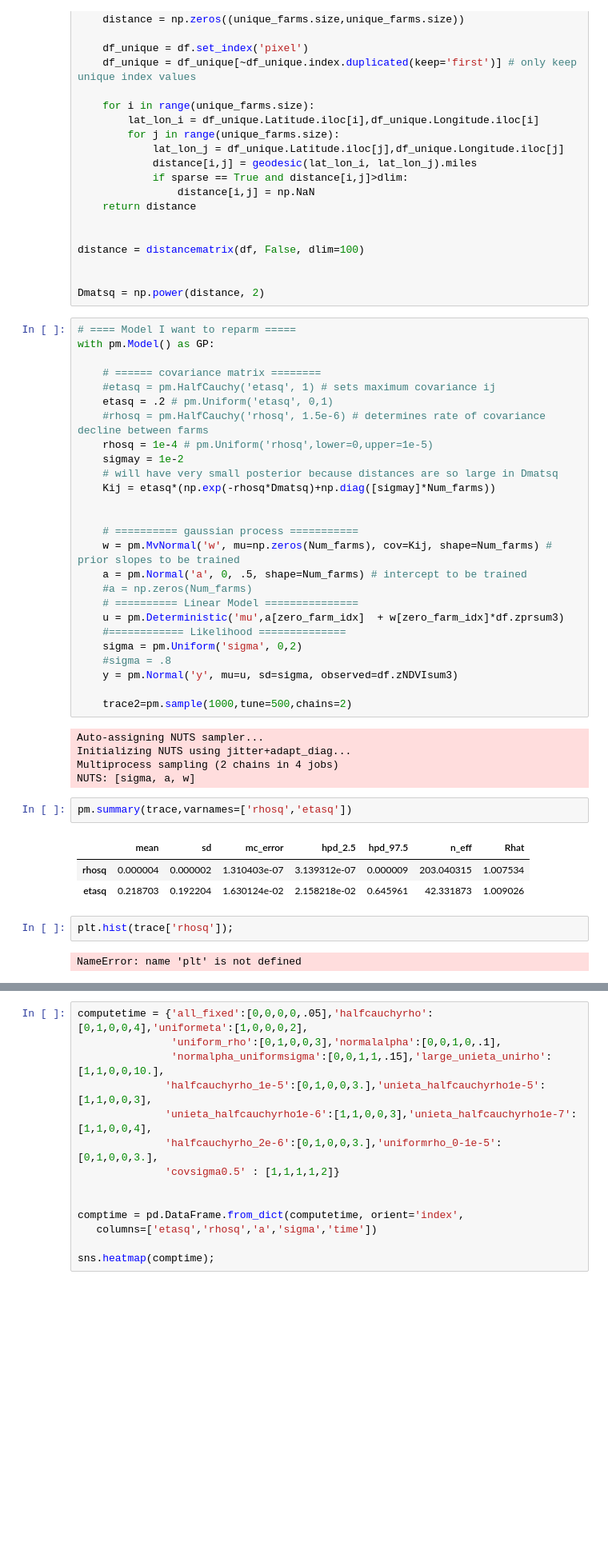
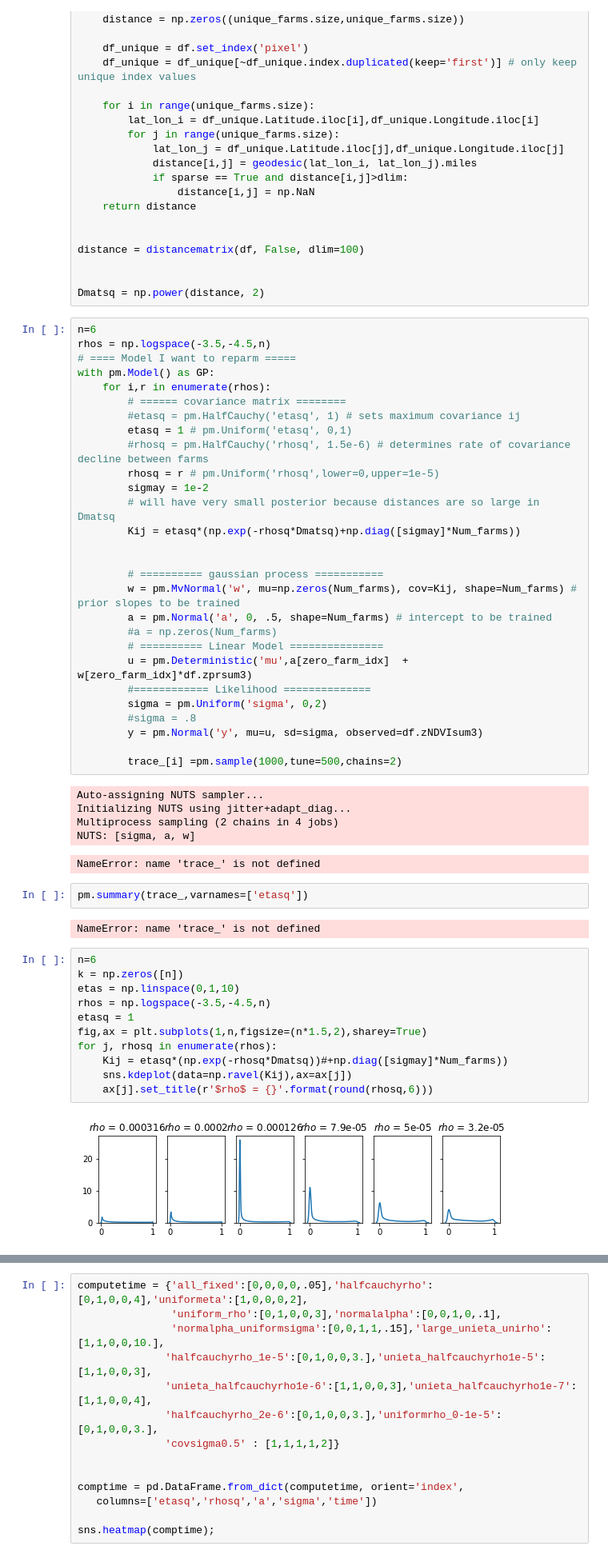
Before and after one commit to Mind-The-Data/GaussianProcess, a Jupyter notebook: reparameterizingGPinPyMC3forWW.ipynb, the cells around one changed output, grey strips where cells are left out. Shown: that part at 80% size. Drawn from its saved outputs; the diff is of its cells as text; blank space fills up the shorter version.

```diff
--- a/reparameterizingGPinPyMC3forWW.ipynb
+++ b/reparameterizingGPinPyMC3forWW.ipynb
@@ -75,43 +75,53 @@ distance = distancematrix(df, False, dlim=100)
 
 Dmatsq = np.power(distance, 2)
 # %%
+n=6
+rhos = np.logspace(-3.5,-4.5,n)
 # ==== Model I want to reparm =====
 with pm.Model() as GP:
-
-    # ====== covariance matrix ========
-    #etasq = pm.HalfCauchy('etasq', 1) # sets maximum covariance ij
-    etasq = .2 # pm.Uniform('etasq', 0,1)
-    #rhosq = pm.HalfCauchy('rhosq', 1.5e-6) # determines rate of covariance decline between farms
-    rhosq = 1e-4 # pm.Uniform('rhosq',lower=0,upper=1e-5)
-    sigmay = 1e-2
-    # will have very small posterior because distances are so large in Dmatsq
-    Kij = etasq*(np.exp(-rhosq*Dmatsq)+np.diag([sigmay]*Num_farms))
+    for i,r in enumerate(rhos):
+        # ====== covariance matrix ========
+        #etasq = pm.HalfCauchy('etasq', 1) # sets maximum covariance ij
+        etasq = 1 # pm.Uniform('etasq', 0,1)
+        #rhosq = pm.HalfCauchy('rhosq', 1.5e-6) # determines rate of covariance decline between farms
+        rhosq = r # pm.Uniform('rhosq',lower=0,upper=1e-5)
+        sigmay = 1e-2
+        # will have very small posterior because distances are so large in Dmatsq
+        Kij = etasq*(np.exp(-rhosq*Dmatsq)+np.diag([sigmay]*Num_farms))
 
 
-    # ========== gaussian process ===========
-    w = pm.MvNormal('w', mu=np.zeros(Num_farms), cov=Kij, shape=Num_farms) # prior slopes to be trained
-    a = pm.Normal('a', 0, .5, shape=Num_farms) # intercept to be trained
-    #a = np.zeros(Num_farms)
-    # ========== Linear Model ===============
-    u = pm.Deterministic('mu',a[zero_farm_idx]  + w[zero_farm_idx]*df.zprsum3)
-    #============ Likelihood ==============
-    sigma = pm.Uniform('sigma', 0,2)
-    #sigma = .8
-    y = pm.Normal('y', mu=u, sd=sigma, observed=df.zNDVIsum3)
+        # ========== gaussian process ===========
+        w = pm.MvNormal('w', mu=np.zeros(Num_farms), cov=Kij, shape=Num_farms) # prior slopes to be trained
+        a = pm.Normal('a', 0, .5, shape=Num_farms) # intercept to be trained
+        #a = np.zeros(Num_farms)
+        # ========== Linear Model ===============
+        u = pm.Deterministic('mu',a[zero_farm_idx]  + w[zero_farm_idx]*df.zprsum3)
+        #============ Likelihood ==============
+        sigma = pm.Uniform('sigma', 0,2)
+        #sigma = .8
+        y = pm.Normal('y', mu=u, sd=sigma, observed=df.zNDVIsum3)
 
-    trace2=pm.sample(1000,tune=500,chains=2)
+        trace_[i] =pm.sample(1000,tune=500,chains=2)
 # %% [output]
 Auto-assigning NUTS sampler...
 Initializing NUTS using jitter+adapt_diag...
 Multiprocess sampling (2 chains in 4 jobs)
 NUTS: [sigma, a, w]
+NameError: name 'trace_' is not defined
 # %%
-pm.summary(trace,varnames=['rhosq','etasq'])
+pm.summary(trace_,varnames=['etasq'])
 # %% [output]
-|  | mean | sd | mc_error | hpd_2.5 | hpd_97.5 | n_eff | Rhat |
-| rhosq | 0.000004 | 0.000002 | 1.310403e-07 | 3.139312e-07 | 0.000009 | 203.040315 | 1.007534 |
-| etasq | 0.218703 | 0.192204 | 1.630124e-02 | 2.158218e-02 | 0.645961 | 42.331873 | 1.009026 |
+NameError: name 'trace_' is not defined
-# %%
-plt.hist(trace['rhosq']);
-# %% [output]
-NameError: name 'plt' is not defined
+# %%
+n=6
+k = np.zeros([n])
+etas = np.linspace(0,1,10)
+rhos = np.logspace(-3.5,-4.5,n)
+etasq = 1
+fig,ax = plt.subplots(1,n,figsize=(n*1.5,2),sharey=True)
+for j, rhosq in enumerate(rhos):
+    Kij = etasq*(np.exp(-rhosq*Dmatsq))#+np.diag([sigmay]*Num_farms))
+    sns.kdeplot(data=np.ravel(Kij),ax=ax[j])
+    ax[j].set_title(r'$rho$ = {}'.format(round(rhosq,6)))
+# %% [output]
+[figure, added]
```
Also changed, not shown: parts of 2 cells of this notebook.
